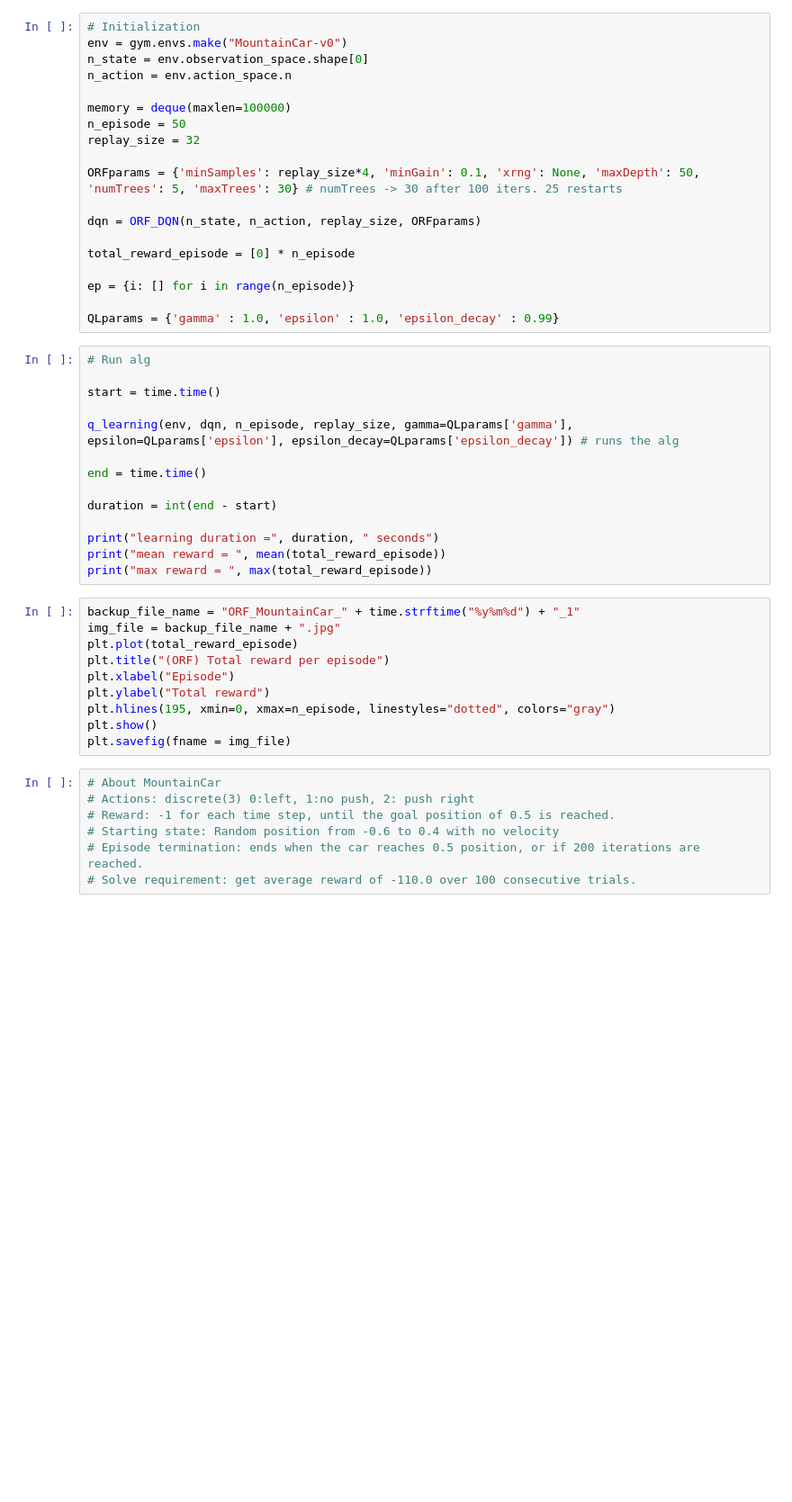
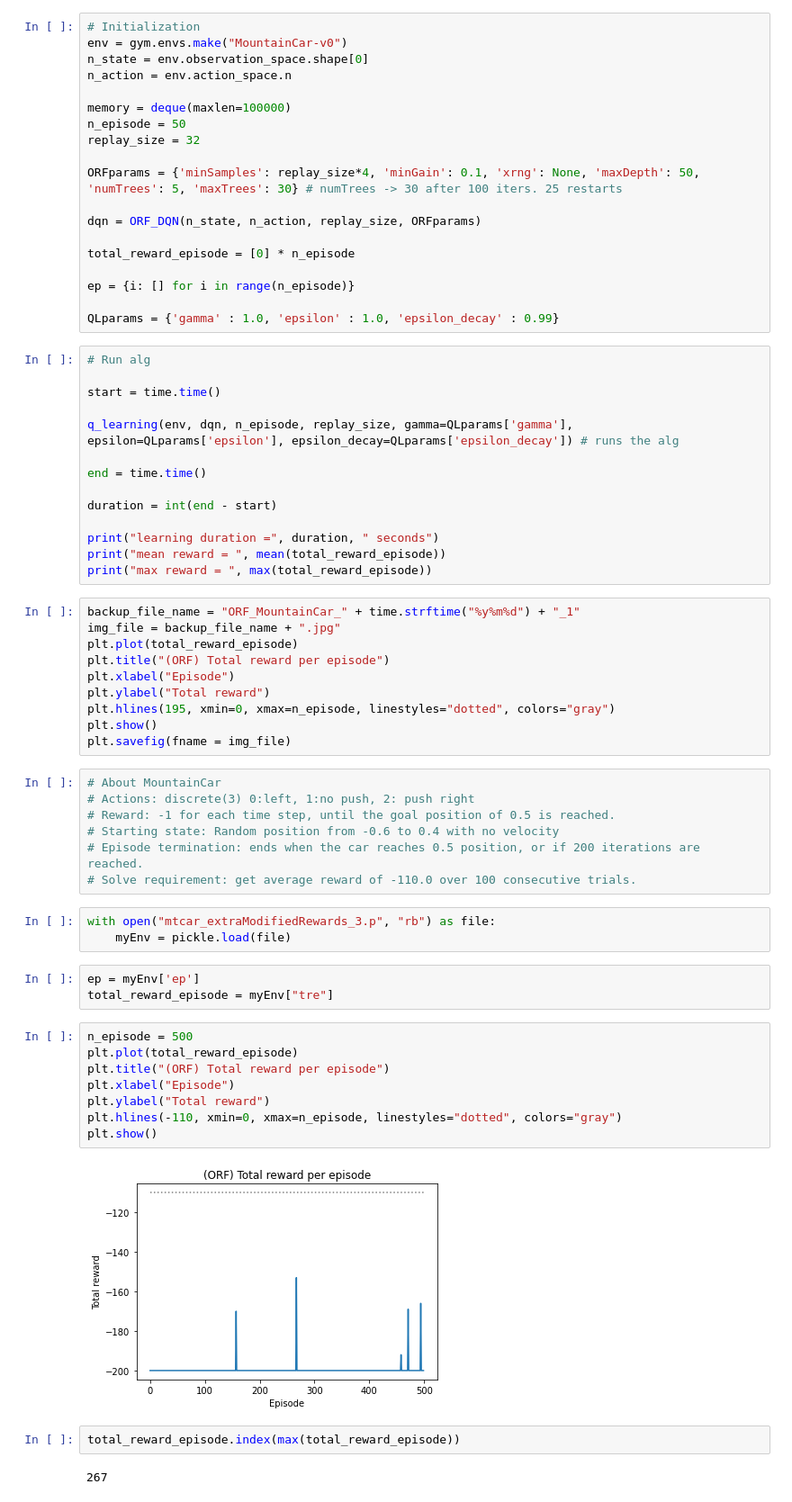
Before and after one commit to joosung-min/Q-Learning-with-Online-Trees, a Jupyter notebook: ORF_mtcar.ipynb, the cells around one changed output. Shown: that part at 90% size. Saved outputs shown, nothing was run; the diff lists cells and outputs as text; blank space fills up the shorter version.

Commit message:
orf mtcar
Former-commit-id: 4e443e88fa630167ad5383bc35935d0d1ba5d65b
Former-commit-id: 9ea9be020222c5e5264457bea6f53d5609f38ca5

```diff
--- a/ORF_mtcar.ipynb
+++ b/ORF_mtcar.ipynb
@@ -171,3 +171,23 @@ plt.savefig(fname = img_file)
 # Starting state: Random position from -0.6 to 0.4 with no velocity
 # Episode termination: ends when the car reaches 0.5 position, or if 200 iterations are reached.
 # Solve requirement: get average reward of -110.0 over 100 consecutive trials.
+# %%
+with open("mtcar_extraModifiedRewards_3.p", "rb") as file:
+    myEnv = pickle.load(file)
+# %%
+ep = myEnv['ep']
+total_reward_episode = myEnv["tre"]
+# %%
+n_episode = 500
+plt.plot(total_reward_episode)
+plt.title("(ORF) Total reward per episode")
+plt.xlabel("Episode")
+plt.ylabel("Total reward")
+plt.hlines(-110, xmin=0, xmax=n_episode, linestyles="dotted", colors="gray")
+plt.show()
+# %% [output]
+[figure, added]
+# %%
+total_reward_episode.index(max(total_reward_episode))
+# %% [output]
+267
```
Also changed, not shown: parts of 1 cell of this notebook, 4 other files.
